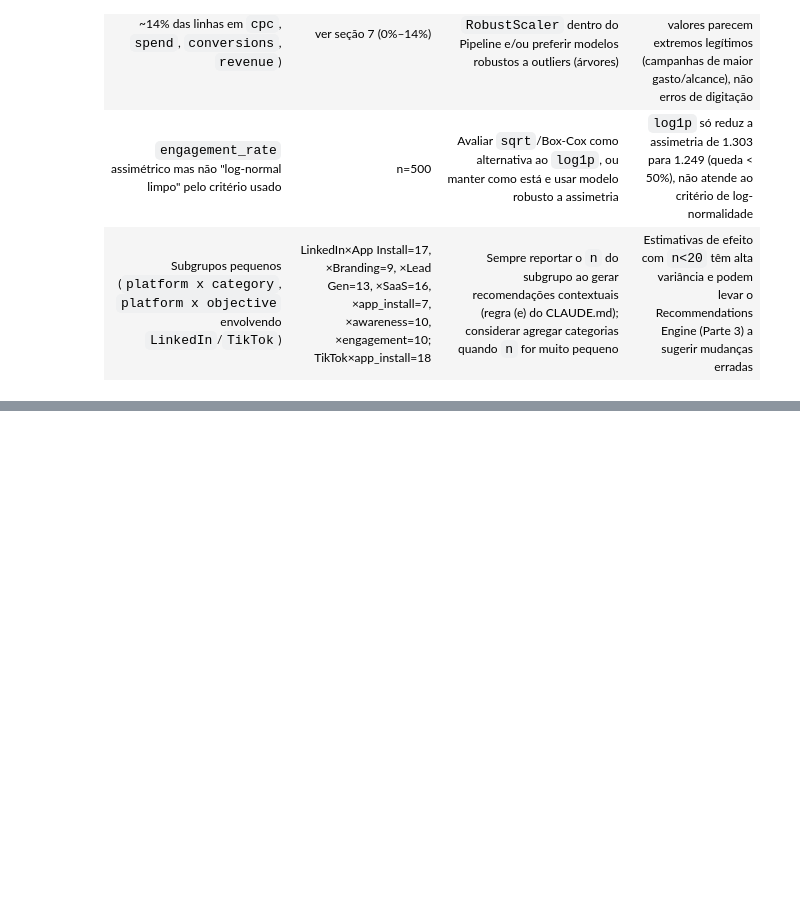
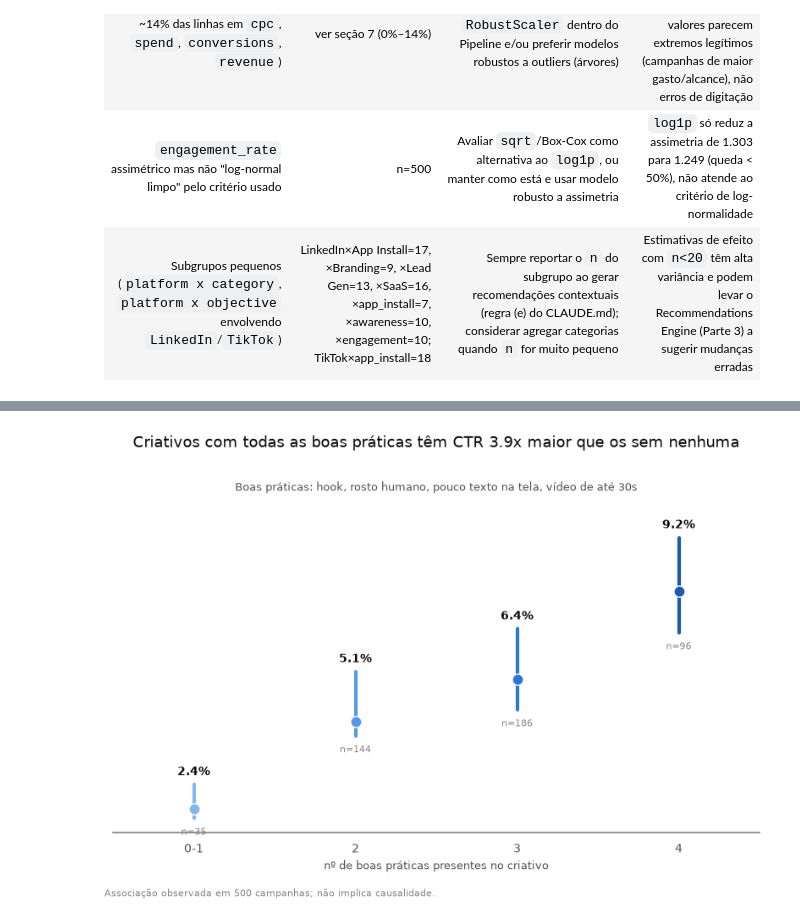
Before and after one commit to emilybrtt/take-home-challenge-klike, a Jupyter notebook: notebooks/01_eda.ipynb, the cells around one changed output, grey strips where cells are left out. Saved outputs shown, nothing was run; the diff lists cells and outputs as text; code cells hidden in the pictures; blank space fills up the shorter version.

```diff
--- a/notebooks/01_eda.ipynb
+++ b/notebooks/01_eda.ipynb
@@ -377,0 +1193,22 @@ Nenhum tratamento foi aplicado nesta etapa — apenas diagnóstico. Os tratament
+# %%
+df["n_boas_praticas"] = n_boas_praticas(df)
+
+sem_duracao = df["video_duration_s"].isna()
+print(f"linhas excluídas deste gráfico (video_duration_s nulo): {int(sem_duracao.sum())}")
+
+base_checklist = df[~sem_duracao].copy()
+base_checklist["faixa"] = (
+    base_checklist["n_boas_praticas"].replace({0.0: "0-1", 1.0: "0-1"}).astype(str).str.replace(".0", "", regex=False)
+)
+
+ordem_faixas = ["0-1", "2", "3", "4"]
+contagem_faixas = base_checklist["faixa"].value_counts()
+print("\nn por faixa (0 e 1 já unidos por terem n<20 isoladamente):")
+print(contagem_faixas.reindex(ordem_faixas))
+
+linhas_resumo = []
+for faixa in ordem_faixas:
+    grupo = base_checklist.loc[base_checklist["faixa"] == faixa, "ctr"]
+    linhas_resumo.append({"faixa": faixa, **eda.bootstrap_median_ci(grupo.to_numpy())})
+resumo_faixas = pd.DataFrame(linhas_resumo)
+resumo_faixas
@@ -377,0 +1230,6 @@ Nenhum tratamento foi aplicado nesta etapa — apenas diagnóstico. Os tratament
+# %%
+fig4 = viz.checklist_criativo(resumo_faixas)
+fig4.savefig(FIGURES_DIR / "checklist_criativo_ctr.png", dpi=150, bbox_inches="tight")
+plt.show()
+# %% [output]
+[figure, added]
```
Also changed, not shown: parts of 63 cells of this notebook, 15 other files.
